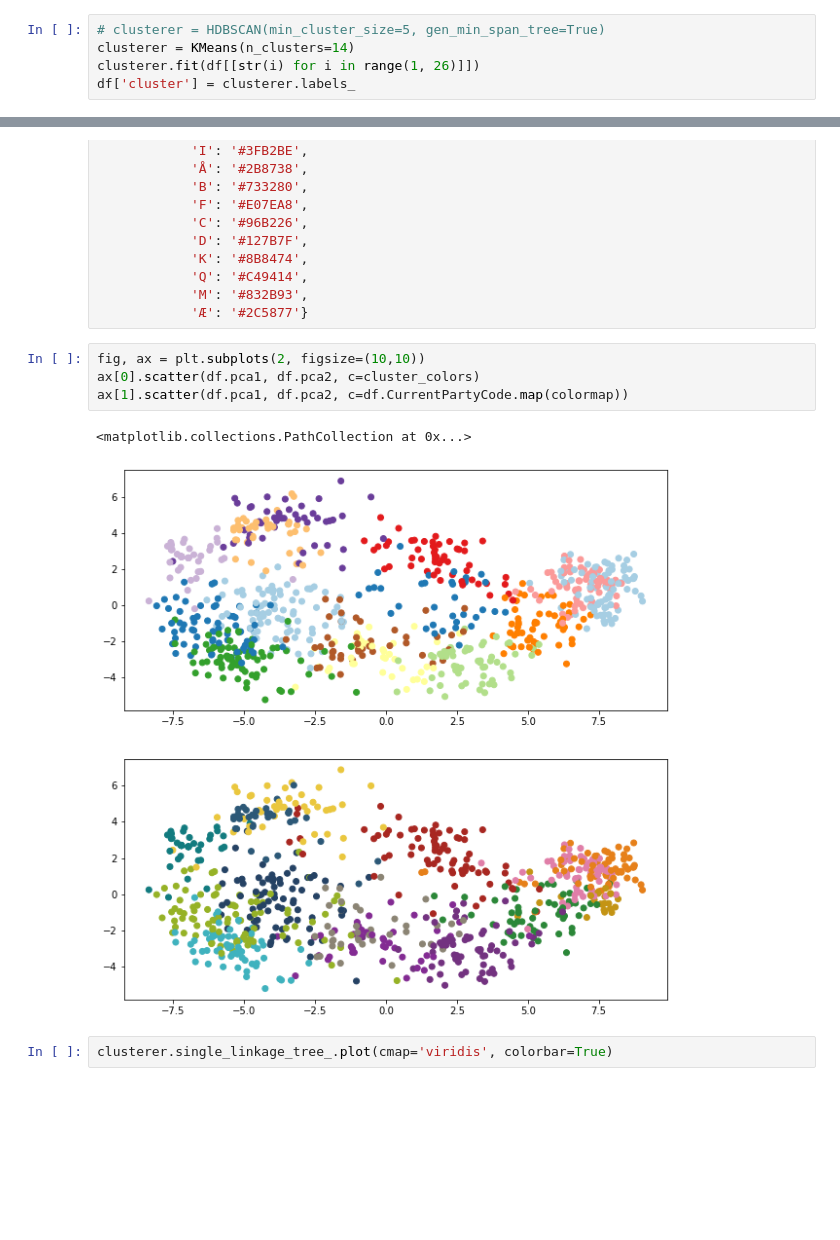
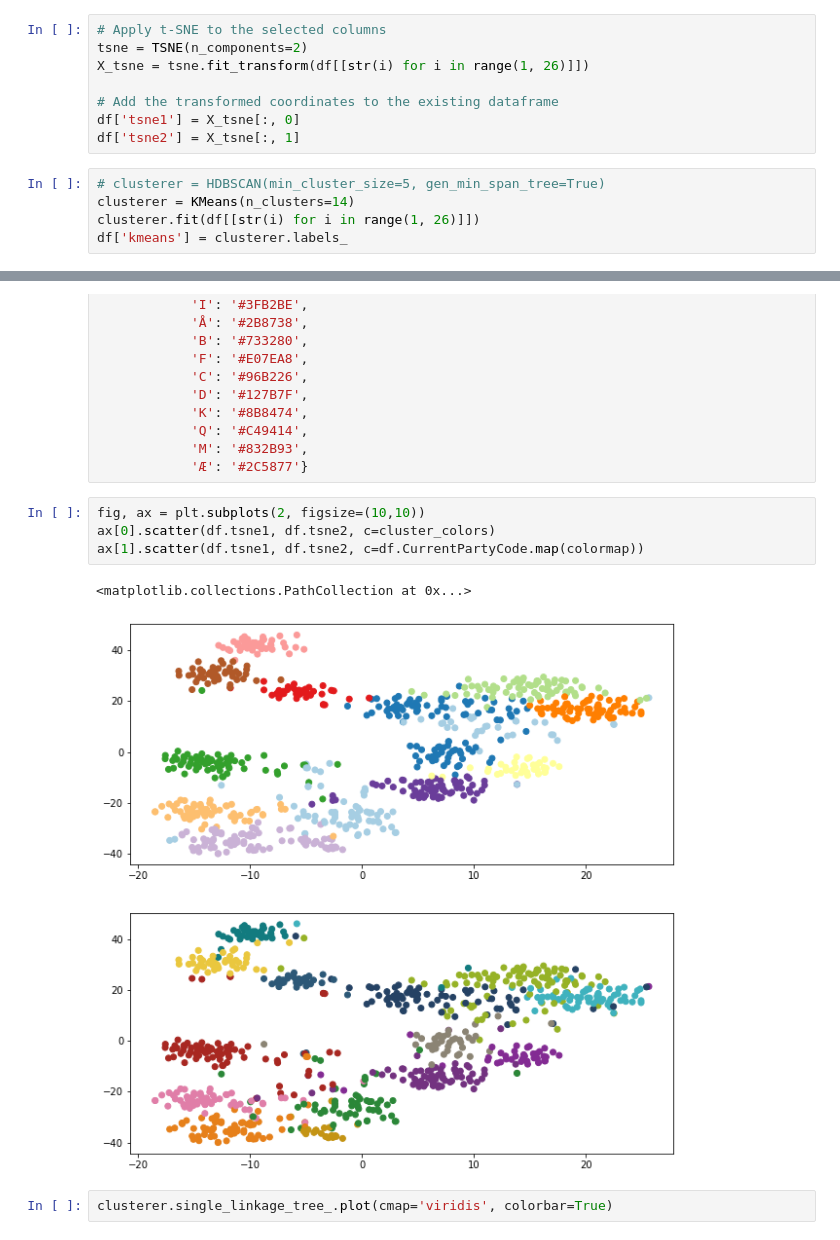
Before and after one commit to Marcus-Friis/applied-statistics, a Jupyter notebook: notebooks/cluster.ipynb, the cells around one changed output, grey strips where cells are left out. Cells and saved outputs as stored; diff of their text form; blank space fills up the shorter version.

```diff
--- a/notebooks/cluster.ipynb
+++ b/notebooks/cluster.ipynb
@@ -11,11 +12,19 @@ df = pd.read_csv('../data/kandidater_data.csv').dropna()
 # %%
 pca = PCA(n_components=2)
 df[['pca1', 'pca2']] = pca.fit_transform(df[[str(i) for i in range(1, 26)]])
+# %%
+# Apply t-SNE to the selected columns
+tsne = TSNE(n_components=2)
+X_tsne = tsne.fit_transform(df[[str(i) for i in range(1, 26)]])
+
+# Add the transformed coordinates to the existing dataframe
+df['tsne1'] = X_tsne[:, 0]
+df['tsne2'] = X_tsne[:, 1]
 # %%
 # clusterer = HDBSCAN(min_cluster_size=5, gen_min_span_tree=True)
 clusterer = KMeans(n_clusters=14)
 clusterer.fit(df[[str(i) for i in range(1, 26)]])
-df['cluster'] = clusterer.labels_
+df['kmeans'] = clusterer.labels_
 # %%
 color_palette = sns.color_palette('Paired', 14)
 cluster_colors = [color_palette[x] if x >= 0
@@ -38,11 +47,11 @@ colormap = {'A': '#A82721',
             'Æ': '#2C5877'}
 # %%
 fig, ax = plt.subplots(2, figsize=(10,10))
-ax[0].scatter(df.pca1, df.pca2, c=cluster_colors)
-ax[1].scatter(df.pca1, df.pca2, c=df.CurrentPartyCode.map(colormap))
+ax[0].scatter(df.tsne1, df.tsne2, c=cluster_colors)
+ax[1].scatter(df.tsne1, df.tsne2, c=df.CurrentPartyCode.map(colormap))
 # %% [output]
 <matplotlib.collections.PathCollection at 0x...>
-[figure, old version]
+[figure, new version]
 # %%
 clusterer.single_linkage_tree_.plot(cmap='viridis', colorbar=True)
 # %% [output]
```
Also changed, not shown: parts of 1 cell of this notebook, 2 other files.
